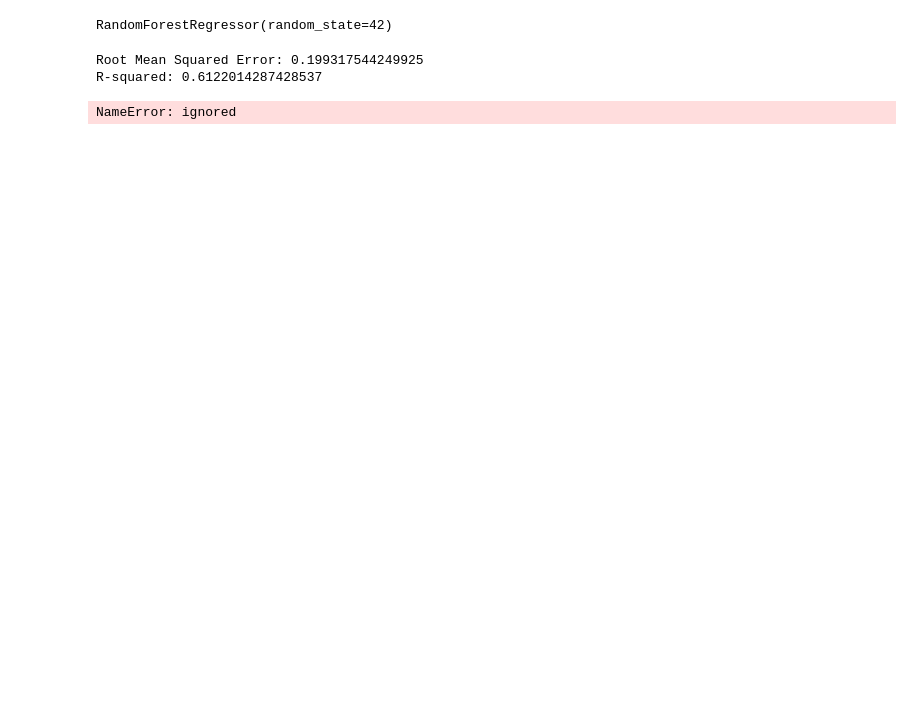
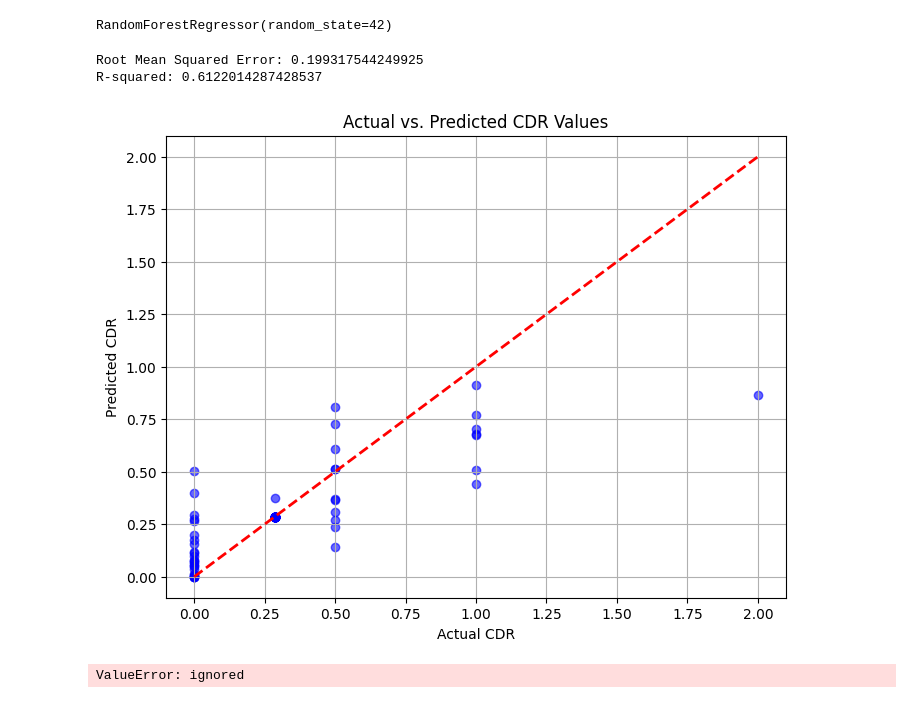
Before and after one commit to kaustubhduddala/predictiveModelingofCDR, a Jupyter notebook: ISM_Dementia_Predictor_BETA.ipynb, the cells around one changed output. Cells and saved outputs as stored; diff of their text form; code cells hidden in the pictures; blank space fills up the shorter version.

```diff
--- a/ISM_Dementia_Predictor_BETA.ipynb
+++ b/ISM_Dementia_Predictor_BETA.ipynb
@@ -48,30 +48,3 @@ print(f"R-squared: {r2}")
 # %% [output]
 Root Mean Squared Error: 0.199317544249925
 R-squared: 0.6122014287428537
-# %%
-# Additional Steps (WIP)
-from sklearn.model_selection import GridSearchCV
-from sklearn.ensemble import RandomForestClassifier
-
-# Create a Random Forest Classifier
-rf_classifier = RandomForestClassifier()
-
-# Define hyperparameters and their possible values to search
-param_grid = {
-    'n_estimators': [100, 200, 300],
-    'max_depth': [10, 20, 30],
-    'min_samples_split': [2, 5, 10],
-    'min_samples_leaf': [1, 2, 4]
-}
-
-# Initialize GridSearchCV
-grid_search = GridSearchCV(rf_classifier, param_grid, cv=5, scoring='accuracy')
-
-# Fit the model with different hyperparameters
-grid_search.fit(X_train, y_train)
-
-# Get the best hyperparameters
-best_params = grid_search.best_params_
-best_model = grid_search.best_estimator_
-# %% [output]
-NameError: ignored
@@ -107,0 +51,49 @@ if __name__ == '__main__':
+# %%
+import matplotlib.pyplot as plt
+
+# Create a scatter plot to compare actual vs. predicted CDR values
+plt.figure(figsize=(8, 6))
+plt.scatter(y_test, y_pred, c='blue', alpha=0.6)
+plt.xlabel('Actual CDR')
+plt.ylabel('Predicted CDR')
+plt.title('Actual vs. Predicted CDR Values')
+plt.grid(True)
+
+# Add a diagonal line to visualize perfect predictions
+plt.plot([min(y_test), max(y_test)], [min(y_test), max(y_test)], linestyle='--', color='red', linewidth=2)
+
+# Display the plot
+plt.show()
+# %% [output]
+[figure, added]
+# %%
+# Input your own data to get a prediction
+
+# input_data: A list or NumPy array containing the input parameters IN THE ORDER: 'M/F', 'Hand', 'Age', 'Educ', 'SES', 'MMSE', 'eTIV', 'nWBV', 'ASF'
+input_data = np.array(['F', 74, 2, 3,29,1344,0.743,1.306]) #Should return close to 0
+
+
+def predict_cdr(model, input_data):
+    """
+    Parameters:
+    - model: Trained regression model (e.g., Linear Regression)
+    - input_data: numpy array with your data
+
+    Returns:
+    - Predicted CDR (a float)
+    """
+    # Ensuring that input_data has the correct number of features
+    if len(input_data) != 8:
+        raise ValueError("Input data should contain 8 values: 'M/F', 'Age', 'Educ', 'SES', 'MMSE', 'eTIV', 'nWBV', 'ASF'")
+
+    # Convert input_data to a NumPy array and reshape it for prediction
+    input_data = np.array(input_data).reshape(1, -1)
+
+    # Make the prediction using the trained model
+    predicted_cdr = model.predict(input_data)
+
+    return predicted_cdr[0]  # Return the predicted CDR as a float
+
+print(predict_cdr(model, input_data))
+# %% [output]
+ValueError: ignored
```
Also changed, not shown: parts of 2 cells of this notebook.
